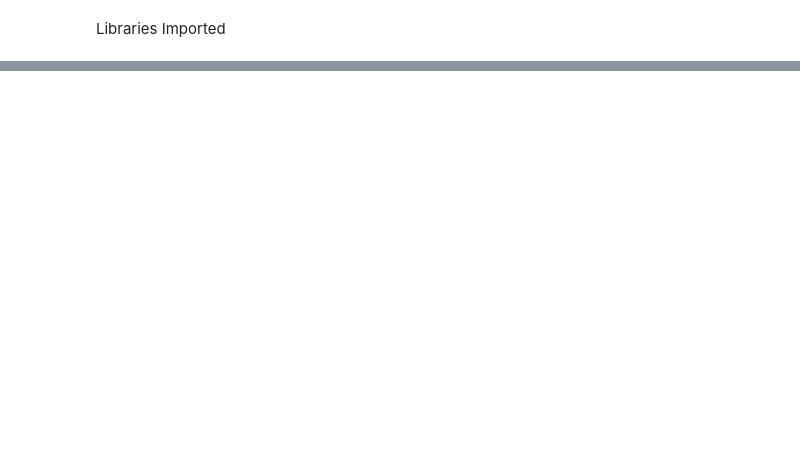
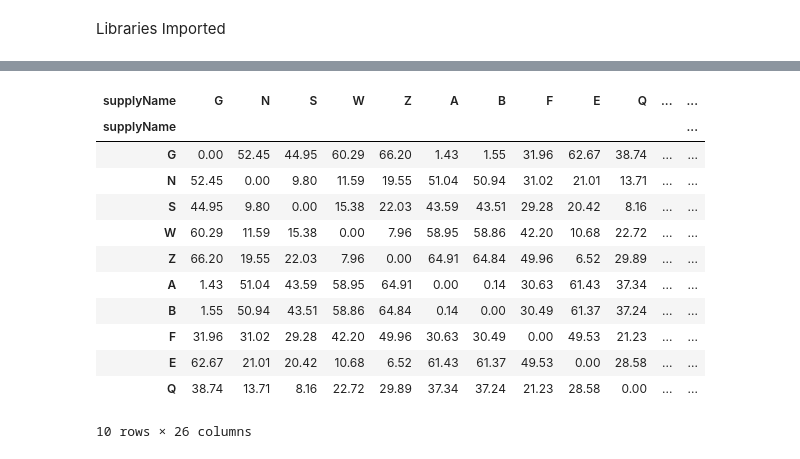
Before and after one commit to Captainjack2210/Dissertation, a Jupyter notebook: disertationPrototype.ipynb, the cells around one changed output, grey strips where cells are left out. Saved outputs shown, nothing was run; the diff lists cells and outputs as text; code cells hidden in the pictures; blank space fills up the shorter version.

```diff
--- a/disertationPrototype.ipynb
+++ b/disertationPrototype.ipynb
@@ -25,0 +96,6 @@ roadNetwork = gpd.read_file(roadMap)
+# %%
+supplyDf["daysTilDue"] = (supplyDf["latestDate"] - currentDate).dt.days
+supplyDf["riskAddition"] = supplyDf["supplyRisk"].map(riskClassPriority)
+supplyDf["effectiveDeadline"] = supplyDf["latestDate"] - pd.to_timedelta(supplyDf["riskAddition"], unit = "D")
+supplyDf["daysTilDuePriority"] = (supplyDf["effectiveDeadline"] - currentDate).dt.days
+display(supplyDf[["supplyName", "supplyRisk", "latestDate", "daysTilDue", "riskAddition", "effectiveDeadline", "daysTilDuePriority"]].head(10))
@@ -25,0 +114,8 @@ roadNetwork = gpd.read_file(roadMap)
+# %%
+supplyDf["samplingStatus"] = "Not Yet Due"
+
+supplyDf.loc[supplyDf["latestDate"] < currentDate, "samplingStatus"] = "Overdue"
+supplyDf.loc[(supplyDf["earliestDate"] <= currentDate) & (supplyDf["latestDate"] >= currentDate), "samplingStatus"] = "Sample Now"
+
+print(supplyDf["samplingStatus"].value_counts())
+display(supplyDf[["supplyName", "lastSampleDate", "earliestDate", "latestDate", "samplingStatus"]].head(10))
@@ -25,0 +139,4 @@ roadNetwork = gpd.read_file(roadMap)
+# %%
+priorityList = supplyDf.sort_values(by = ["effectiveDeadline", "latestDate", "supplyRisk"], ascending=[True, True, True]).copy()
+priorityList["priorityRank"] = range(1, len(priorityList) + 1)
+display(priorityList[["supplyName", "supplyRisk", "priorityRank", "earliestDate","latestDate","effectiveDeadline", "samplingStatus"]])
@@ -25,0 +161,20 @@ roadNetwork = gpd.read_file(roadMap)
+# %%
+coordinates = priorityList [["supplyEastings","supplyNorthings"]].to_numpy()
+distanceMatrix = cdist(coordinates, coordinates) / 1000
+# %%
+distanceDf = pd.DataFrame(distanceMatrix,index = priorityList["supplyName"], columns = priorityList["supplyName"])
+display(distanceDf.round(2).head(10))
+# %% [output]
+| supplyName | G | N | S | W | Z | A | B | F | E | Q | ... | ... |
+| supplyName |  |  |  |  |  |  |  |  |  |  |  | ... |
+| G | 0.00 | 52.45 | 44.95 | 60.29 | 66.20 | 1.43 | 1.55 | 31.96 | 62.67 | 38.74 | ... | ... |
+| N | 52.45 | 0.00 | 9.80 | 11.59 | 19.55 | 51.04 | 50.94 | 31.02 | 21.01 | 13.71 | ... | ... |
+| S | 44.95 | 9.80 | 0.00 | 15.38 | 22.03 | 43.59 | 43.51 | 29.28 | 20.42 | 8.16 | ... | ... |
+| W | 60.29 | 11.59 | 15.38 | 0.00 | 7.96 | 58.95 | 58.86 | 42.20 | 10.68 | 22.72 | ... | ... |
+| Z | 66.20 | 19.55 | 22.03 | 7.96 | 0.00 | 64.91 | 64.84 | 49.96 | 6.52 | 29.89 | ... | ... |
+| A | 1.43 | 51.04 | 43.59 | 58.95 | 64.91 | 0.00 | 0.14 | 30.63 | 61.43 | 37.34 | ... | ... |
+| B | 1.55 | 50.94 | 43.51 | 58.86 | 64.84 | 0.14 | 0.00 | 30.49 | 61.37 | 37.24 | ... | ... |
+| F | 31.96 | 31.02 | 29.28 | 42.20 | 49.96 | 30.63 | 30.49 | 0.00 | 49.53 | 21.23 | ... | ... |
+| E | 62.67 | 21.01 | 20.42 | 10.68 | 6.52 | 61.43 | 61.37 | 49.53 | 0.00 | 28.58 | ... | ... |
+| Q | 38.74 | 13.71 | 8.16 | 22.72 | 29.89 | 37.34 | 37.24 | 21.23 | 28.58 | 0.00 | ... | ... |
+10 rows × 26 columns
```
Also changed, not shown: parts of 17 cells of this notebook, 3 other files.
